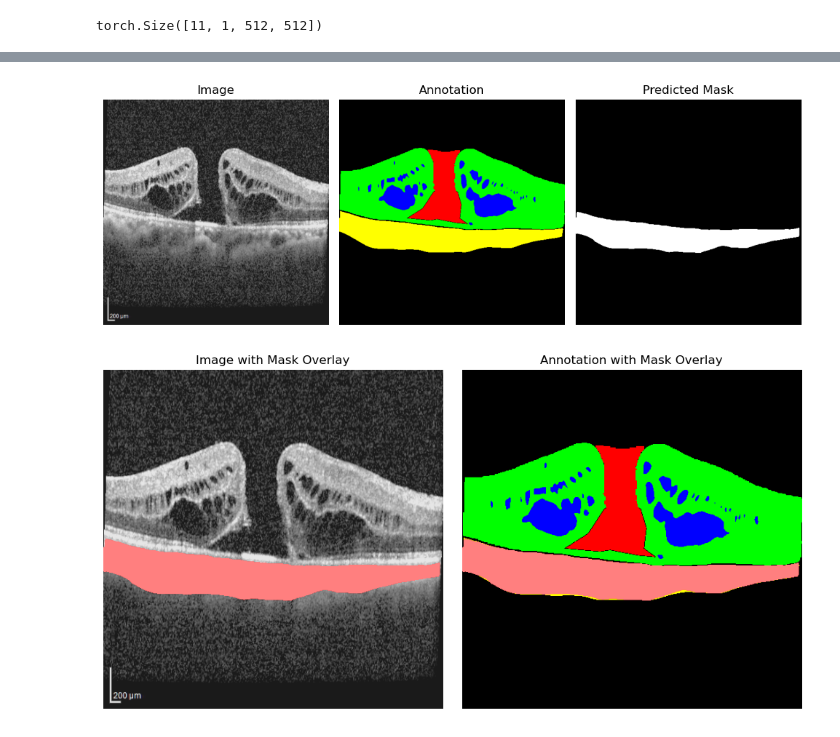
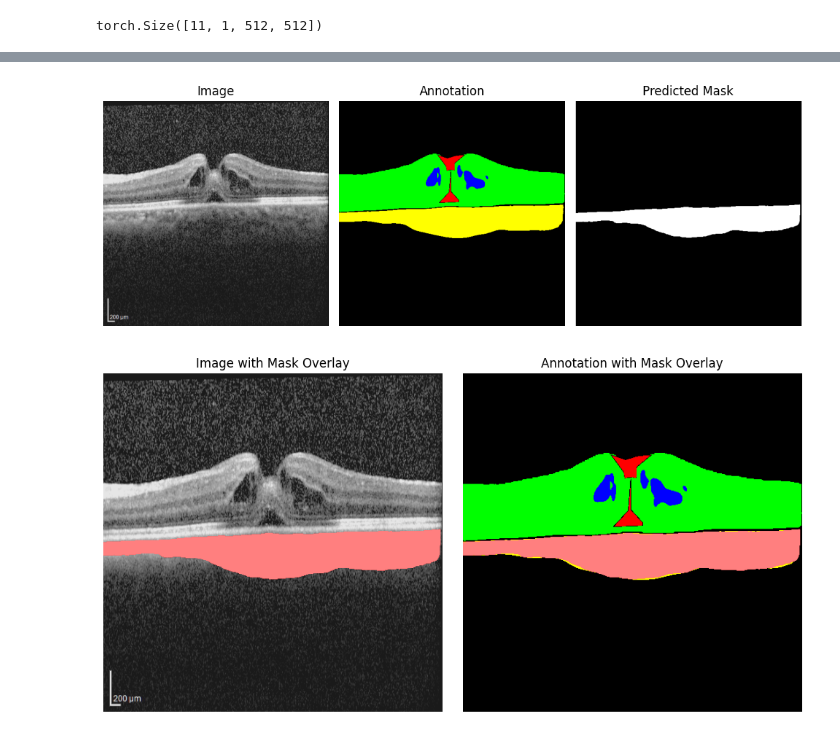
Before and after one commit to Arueris/Segmentation, a Jupyter notebook: train.ipynb, the cells around one changed output, grey strips where cells are left out. Cells and saved outputs as stored; diff of their text form; code cells hidden in the pictures.

```diff
--- a/train.ipynb
+++ b/train.ipynb
@@ -1,6 +1,6 @@
 # %%
 # model hyperparameter
-arch = "unet"
+arch = "deeplabv3+"
 encoder_name = "efficientnet-b0"
 encoder_weights = None
 
@@ -9,6 +9,7 @@ batch_size = 16
 num_epochs = 20
 
 #dataset hyperparameter
+dataset_path = r"datasets/OCTDatasetOIMHS"
 train_portion = 0.7
 augment = True
 max_rotate_deg = 0
@@ -23,11 +24,12 @@ from pathlib import Path
 importlib.reload(dataset)
 
 # create data loader
-path: str=Path(r"F:/Python/SAM2/OCTDatasetOIMHS")
+path: str=Path(dataset_path)
 participants = os.listdir(path / "Images")
 train_loader, test_loader = dataset.get_dataloader(
     participants=participants,
     train_portion=train_portion,
+    path=path,
     augment=augment,
     max_rotate_deg=max_rotate_deg,
     hflip_p=hflip_p,
@@ -176,12 +178,12 @@ from PIL import Image
 import matplotlib.pyplot as plt
 import numpy as np
 
-datasetpath = path = r"F:/Python/SAM2/OCTDatasetOIMHS"
+datasetpath = dataset_path
 
 images_path = Path(datasetpath) / "Images"
 annotations_path = Path(datasetpath) / "Annotations"
 
-pat = test_loader.dataset.participants[-1]
+pat = test_loader.dataset.participants[5]
 img_nr = 8
 
 img = Image.open(images_path / pat / f"{img_nr}.png")
@@ -210,32 +212,32 @@ axs[1].set_title("Annotation")
 axs[1].axis("off")
 
 axs[2].imshow(mask_np>0.5, cmap="gray")
 axs[2].set_title("Predicted Mask")
 axs[2].axis("off")
 
 plt.tight_layout()
 plt.show()
 
 #img and annotation with mask overlay
 
 img_overlay = img.copy().convert("RGBA")
 mask_overlay = Image.fromarray((mask_np > 0.5).astype(np.uint8) * 255).convert("L")
 red_mask = Image.new("RGBA", img_overlay.size, (255, 0, 0, 128))
 img_overlay.paste(red_mask, mask=mask_overlay)
 
 fig, axs = plt.subplots(1, 2, figsize=(10, 5))
 axs[0].imshow(img_overlay)
 axs[0].set_title("Image with Mask Overlay")
 axs[0].axis("off")
 
 ann_overlay = ann.copy().convert("RGBA")
 ann_red_mask = Image.new("RGBA", ann_overlay.size, (255, 0, 0, 128))
 ann_overlay.paste(ann_red_mask, mask=mask_overlay)
 axs[1].imshow(ann_overlay)
 axs[1].set_title("Annotation with Mask Overlay")
 axs[1].axis("off")
 plt.tight_layout()
 plt.show()
 # %% [output]
-[figure, old version]
+[figure, new version]
-[figure, old version]
+[figure, new version]
```
Also changed, not shown: parts of 3 cells of this notebook, 4 other files.
